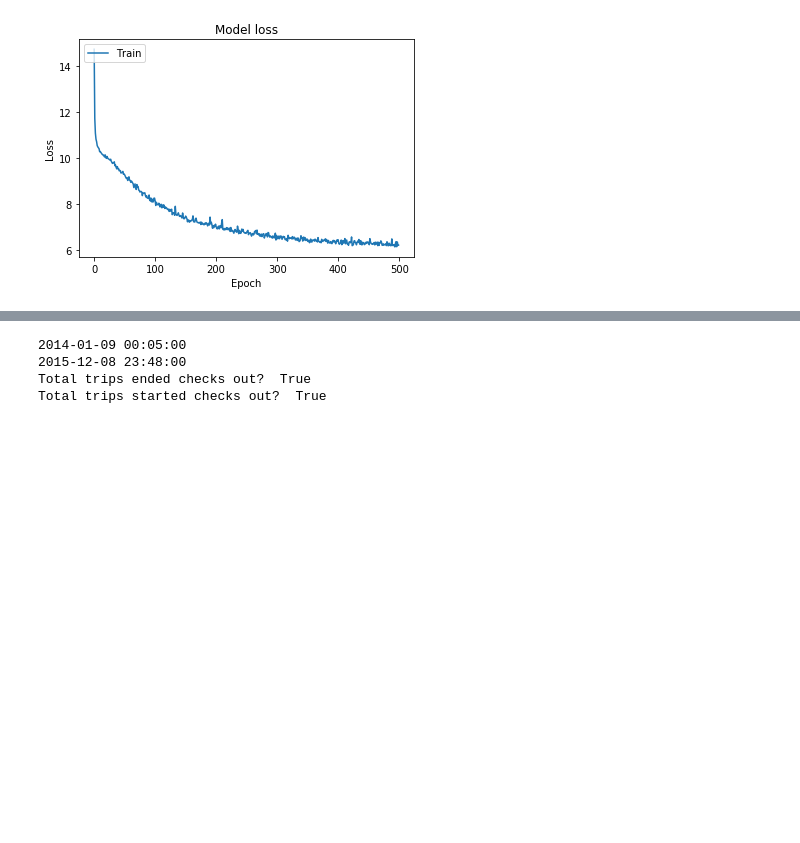
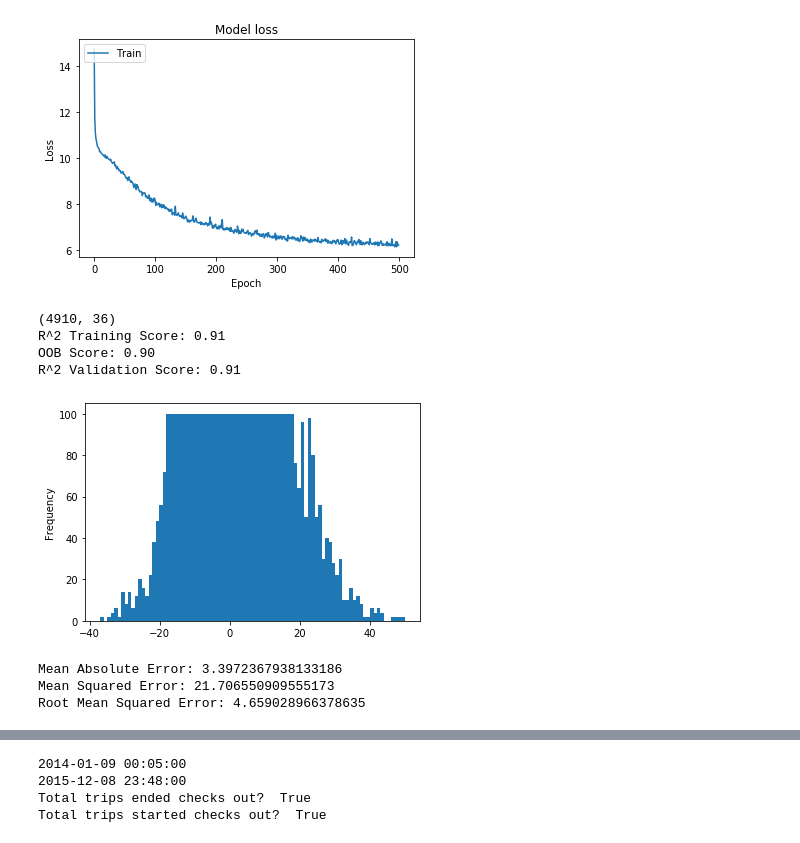
Before and after one commit to t-nel-95/codility-ml-test, a Jupyter notebook: Rough work.ipynb, the cells around one changed output, grey strips where cells are left out. Drawn from its saved outputs; the diff is of its cells as text; code cells hidden in the pictures; blank space fills up the shorter version.

```diff
--- a/Dataroots Codility Test.ipynb
+++ b/Rough work.ipynb
@@ -911,3 +914,54 @@ plt.legend(['Train', 'Test'], loc='upper left')
 plt.show()
 # %% [output]
 [figure]
+# %%
+# Let's try duplicate data with top 4 features
+
+duplicated_balanced_dataset = pd.concat([balanced_dataset, balanced_dataset] , axis=0)
+
+print(duplicated_balanced_dataset.shape)
+
+duplicated_balanced_dataset['Net Rate'].plot.hist(bins=88)
+
+X = duplicated_balanced_dataset[['Lat', 'Long', 'Hour (sine)', 'Hour (cosine)']]
+y = duplicated_balanced_dataset['Net Rate']
+X_train, X_test, y_train, y_test = train_test_split(X, y, random_state = 42)
+
+# Normalise
+scaler = StandardScaler()
+scaler.fit(X_train)
+X_train_scaled = scaler.transform(X_train)
+X_test_scaled = scaler.transform(X_test)
+
+rf_dup = RandomForestRegressor(
+    n_estimators = 100,
+    bootstrap = True,
+    oob_score = True,
+    random_state = 42,
+    n_jobs=4
+)
+
+rf_dup.fit(X_train_scaled, y_train)
+
+print(
+    'R^2 Training Score: {:.2f} \nOOB Score: {:.2f} \nR^2 Validation Score: {:.2f}'.format(
+        rf_dup.score(X_train_scaled, y_train),
+        rf_dup.oob_score_,
+        rf_dup.score(X_test_scaled, y_test)
+    )
+)
+# %% [output]
+(4910, 36)
+R^2 Training Score: 0.91
+OOB Score: 0.90
+R^2 Validation Score: 0.91
+[figure, added]
+# %%
+y_pred = rf_dup.predict(X_test_scaled)
+print('Mean Absolute Error:', metrics.mean_absolute_error(y_test, y_pred))
+print('Mean Squared Error:', metrics.mean_squared_error(y_test, y_pred))
+print('Root Mean Squared Error:', np.sqrt(metrics.mean_squared_error(y_test, y_pred)))
+# %% [output]
+Mean Absolute Error: 3.3972367938133186
+Mean Squared Error: 21.706550909555173
+Root Mean Squared Error: 4.659028966378635
```
Also changed, not shown: parts of 7 cells of this notebook, 5 other files.
